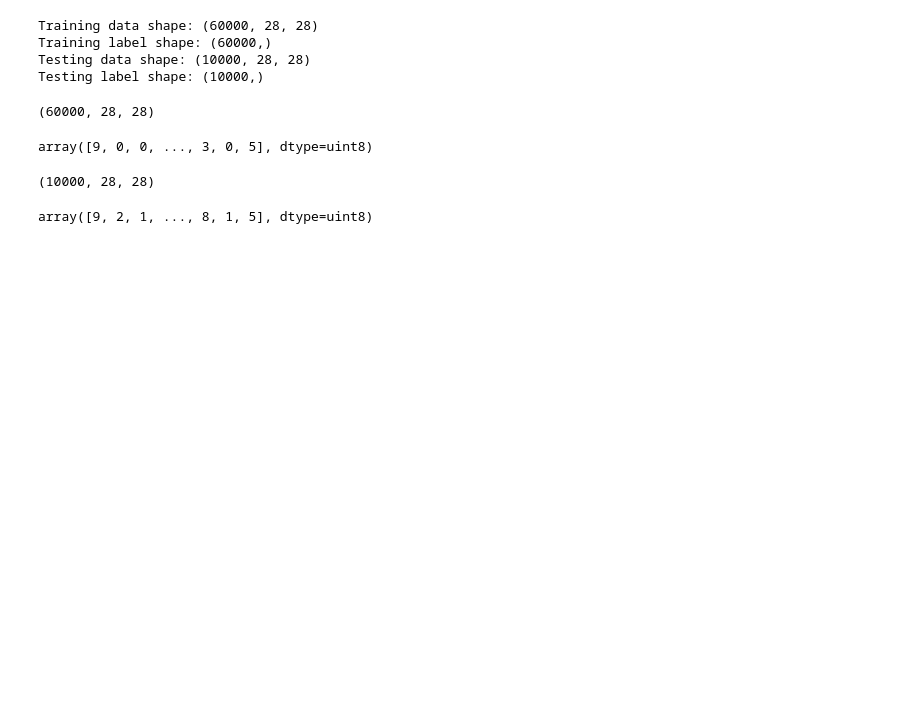
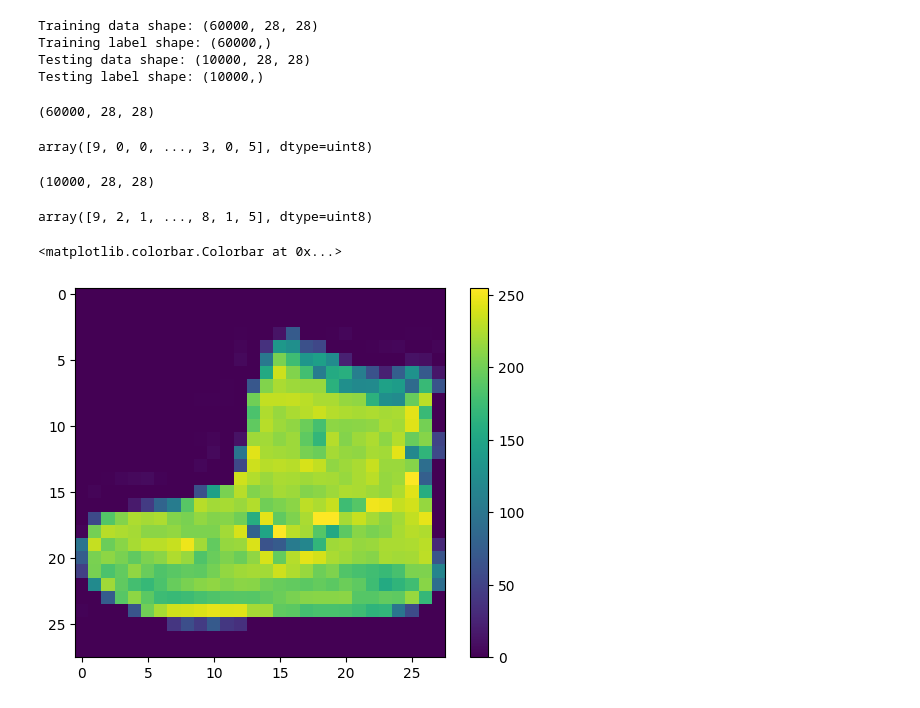
Before and after one commit to SonalGuptaa/LP-IV, a Jupyter notebook: LP5/DL/Convolutional neural network/CNN_MNIST.ipynb, the cells around one changed output. Saved outputs shown, nothing was run; the diff lists cells and outputs as text; code cells hidden in the pictures; blank space fills up the shorter version.

```diff
--- a/LP5/DL/Convolutional neural network/CNN_MNIST.ipynb
+++ b/LP5/DL/Convolutional neural network/CNN_MNIST.ipynb
@@ -46,3 +37,10 @@ test_data.shape
 test_label
 # %% [output]
 array([9, 2, 1, ..., 8, 1, 5], dtype=uint8)
+# %%
+plt.figure()
+plt.imshow(train_data[0])
+plt.colorbar()
+# %% [output]
+<matplotlib.colorbar.Colorbar at 0x...>
+[figure, added]
```
Also changed, not shown: parts of 7 cells of this notebook, 2 other files.
